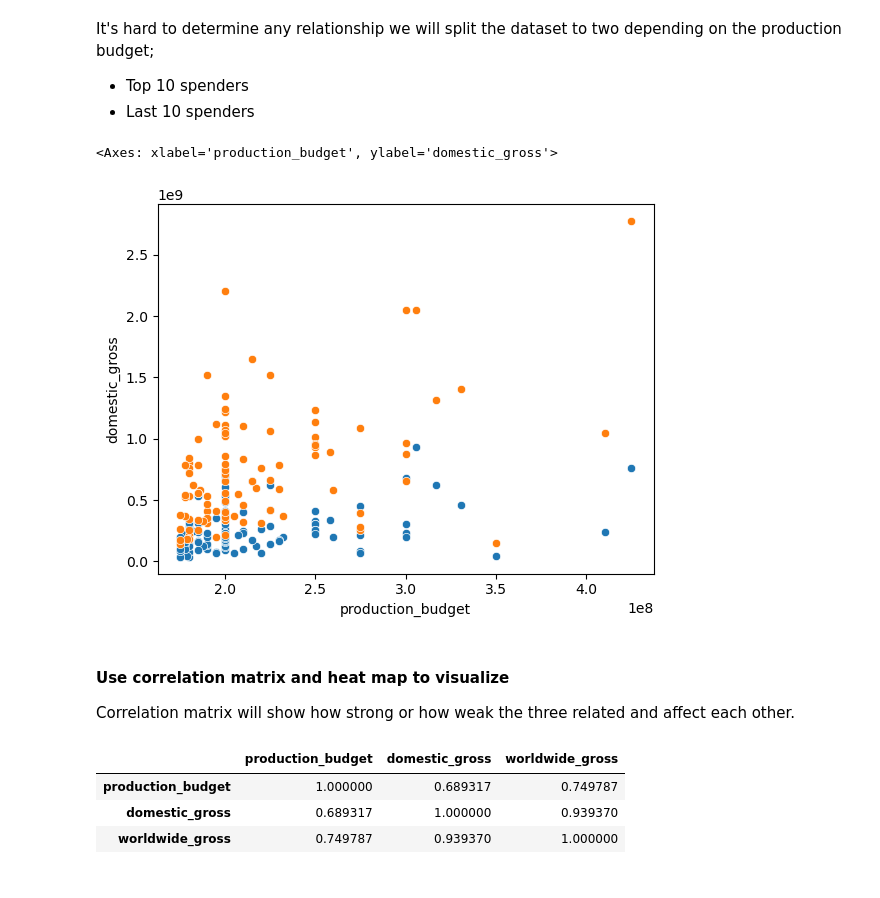
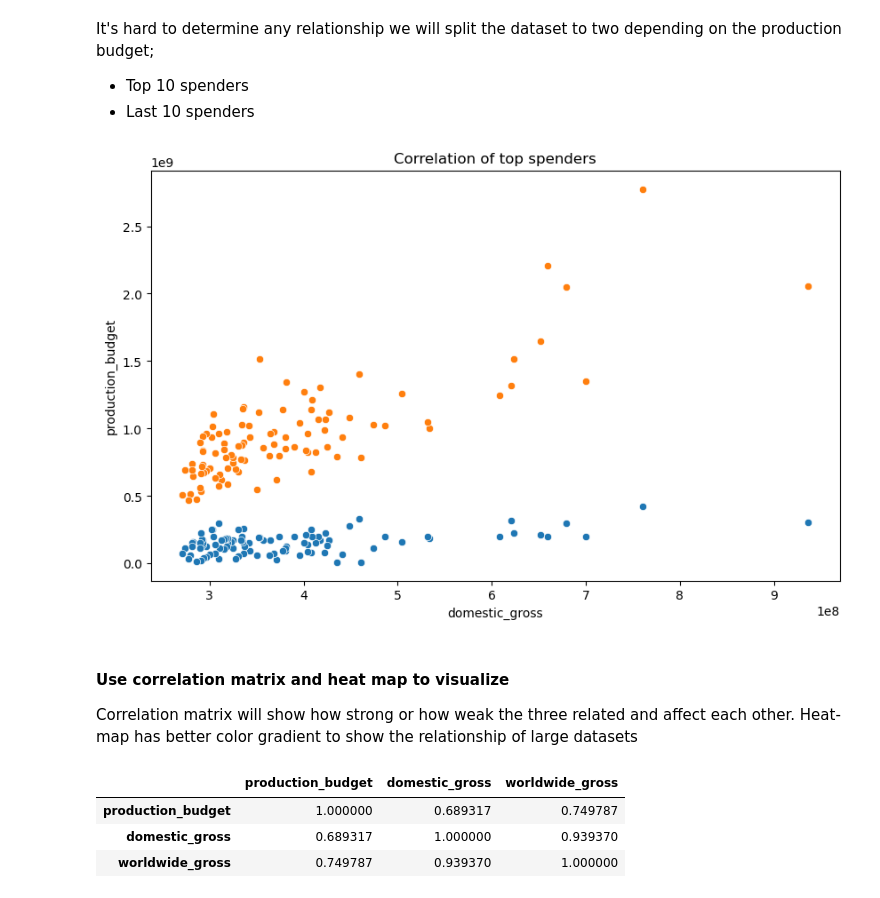
Before and after one commit to BBWorksB/ds-factors-for-film-production-success, a Jupyter notebook: Film-Production-Success.ipynb, the cells around one changed output. Saved outputs shown, nothing was run; the diff lists cells and outputs as text; code cells hidden in the pictures.

```diff
--- a/Film-Production-Success.ipynb
+++ b/Film-Production-Success.ipynb
@@ -619,7 +566,8 @@ budget.head()
 | 3 | 4 | 2015 | Avengers: Age of Ultron | 330600000 | 459005868 | 1403013963 |
 | 4 | 5 | 2017 | Star Wars Ep. VIII: The Last Jedi | 317000000 | 620181382 | 1316721747 |
 # %%
-top_budget = budget.sort_values(by='production_budget', ascending=False)
+# Sort the dataset in order of the highest domestic gross
+top_budget = budget.sort_values(by='domestic_gross', ascending=False)
 top_budget
 # %% [output]
 |  | id | release_date | movie | production_budget | domestic_gross | worldwide_gross |
@@ -659,14 +607,16 @@ top_spenders = top_budget[:100]
 # top_spenders
 # %%
 #Draw scatterplot
-sns.scatterplot(x='production_budget', y='domestic_gross', data = top_spenders)
-sns.scatterplot(x='production_budget', y = 'worldwide_gross', data= top_spenders)
+plt.figure(figsize=(10,6))
+sns.scatterplot(x='domestic_gross', y='production_budget', data = top_spenders)
+sns.scatterplot(x='domestic_gross', y = 'worldwide_gross', data= top_spenders)
+plt.title('Correlation of top spenders');
 # %% [output]
-<Axes: xlabel='production_budget', ylabel='domestic_gross'>
-[figure, old version]
+[figure, new version]
 # %% [markdown]
 #### Use correlation matrix and heat map to visualize
 Correlation matrix will show how strong or how weak the three related and affect each other.
+Heat-map has better color gradient to show the relationship of large datasets
 # %%
 correlation_matrix = top_budget[['production_budget', 'domestic_gross', 'worldwide_gross']].corr()
 correlation_matrix
```
Also changed, not shown: parts of 59 cells of this notebook.
